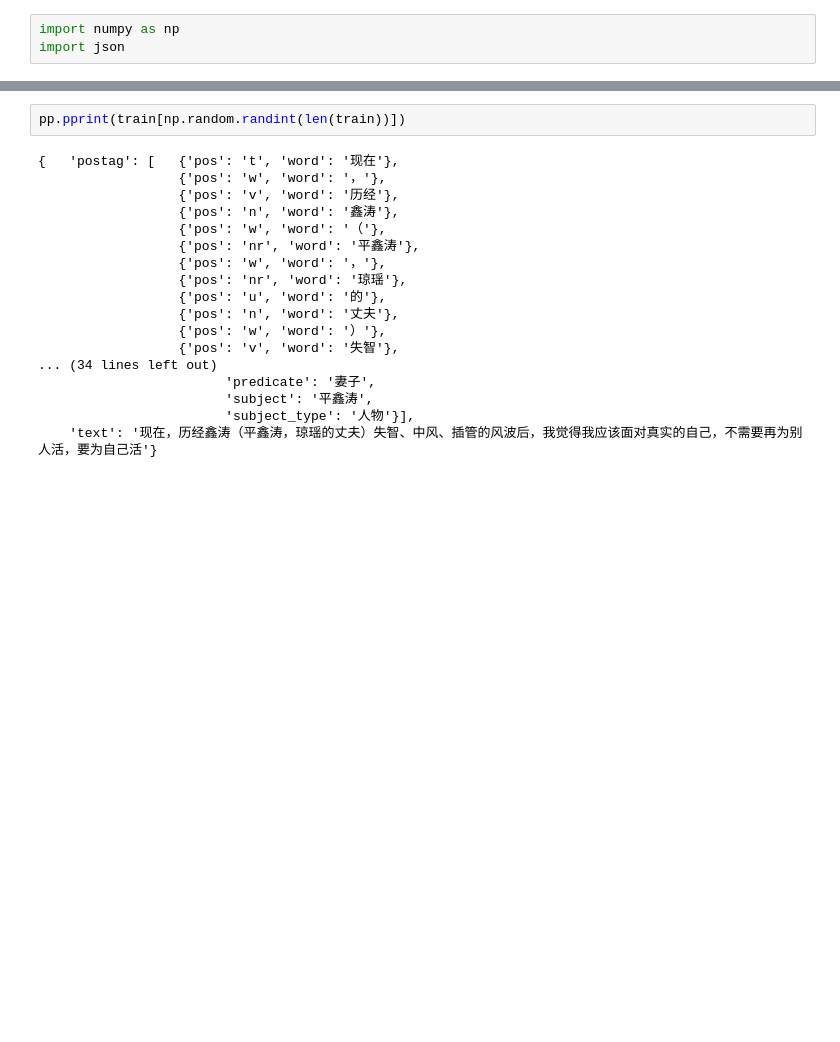
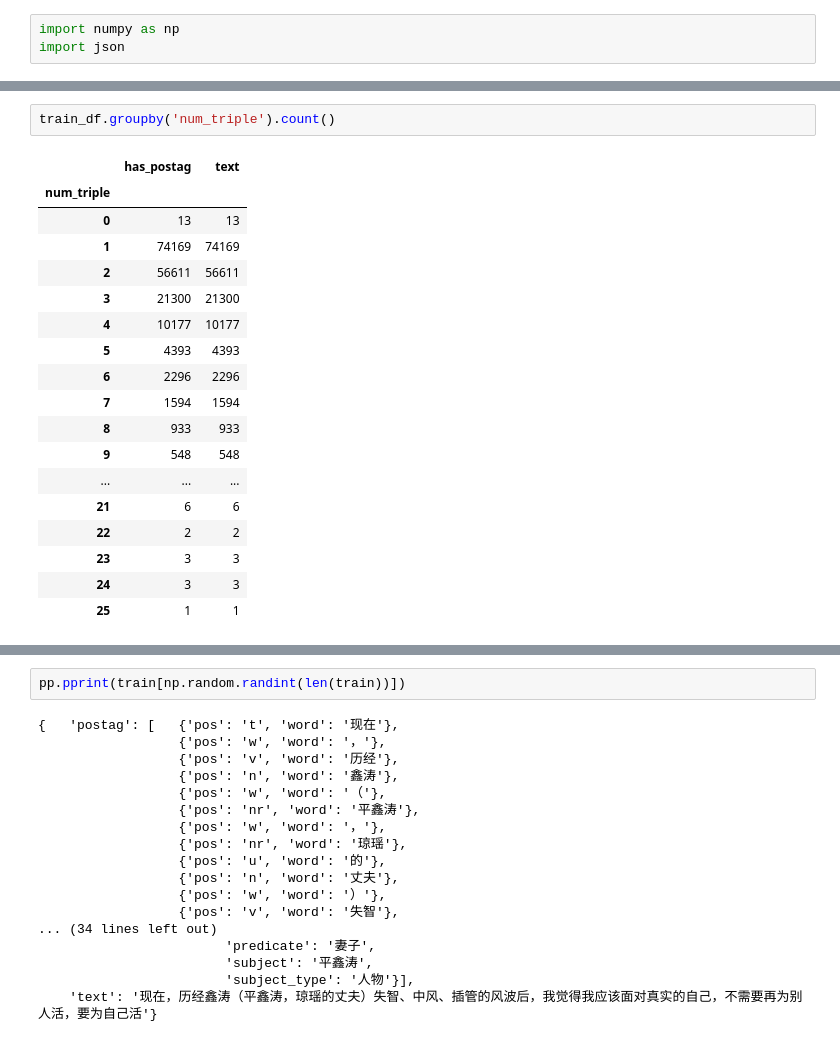
Before and after one commit to WyAzx/ie, a Jupyter notebook: scripts/exp01.ipynb, the cells around one changed output, grey strips where cells are left out. Drawn from its saved outputs; the diff is of its cells as text; blank space fills up the shorter version.

```diff
--- a/scripts/exp01.ipynb
+++ b/scripts/exp01.ipynb
@@ -14,0 +40,21 @@ FileNotFoundError: [Errno 2] No such file or directory: './data/train_data.json'
+# %%
+train_df.groupby('num_triple').count()
+# %% [output]
+|  | has_postag | text |
+| num_triple |  |  |
+| 0 | 13 | 13 |
+| 1 | 74169 | 74169 |
+| 2 | 56611 | 56611 |
+| 3 | 21300 | 21300 |
+| 4 | 10177 | 10177 |
+| 5 | 4393 | 4393 |
+| 6 | 2296 | 2296 |
+| 7 | 1594 | 1594 |
+| 8 | 933 | 933 |
+| 9 | 548 | 548 |
+| ... | ... | ... |
+| 21 | 6 | 6 |
+| 22 | 2 | 2 |
+| 23 | 3 | 3 |
+| 24 | 3 | 3 |
+| 25 | 1 | 1 |
```
Also changed, not shown: parts of 23 cells of this notebook, 4 other files.
